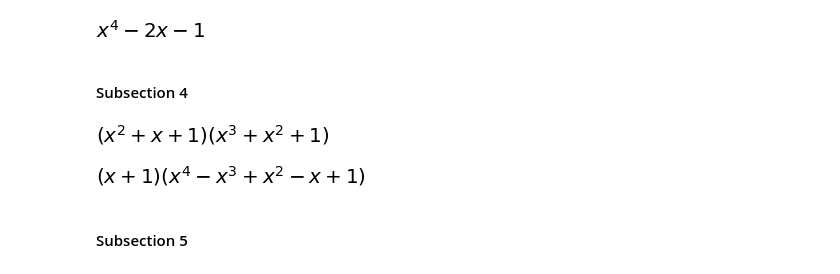
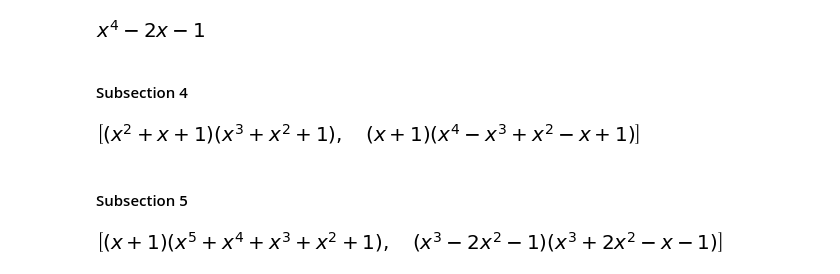
Before and after one commit to bolverk/mastermind, a Jupyter notebook: companion_to_galois_theory_through_exercises.ipynb, the cells around one changed output. Drawn from its saved outputs; the diff is of its cells as text; code cells hidden in the pictures.

```diff
--- a/companion_to_galois_theory_through_exercises.ipynb
+++ b/companion_to_galois_theory_through_exercises.ipynb
@@ -345,6 +353,3 @@ $a + c = -4 \Rightarrow c = -4-a$
 $b d = 8 \Rightarrow b = \pm 2, d = \pm 4$ (without loss of generality)
 # %% [markdown]
 $\pm 6 - a \left(a+4\right) = 12$
-# %%
-temp = x**2+4*x+6
-sympy.solve(temp,x)
@@ -353,3 +355,0 @@ sympy.solve(temp,x)
-# %%
-temp = x**2+4*x+18
-sympy.solve(temp,x)
@@ -407,14 +426,24 @@ sympy.factor(temp, modulus=5)
 # %% [markdown]
 #### Subsection 4
 # %%
-temp = sympy.poly(x**5+3*x+1)
-sympy.factor(temp, modulus=2)
+def ex3p8sc4():
+    import sympy
+    x = sympy.Symbol('x')
+    temp = sympy.poly(x**5+3*x+1)
+    return [sympy.factor(temp, modulus=2),
+            sympy.factor(temp, modulus=3)]
+ex3p8sc4()
 # %% [output]
-[figure, old version]
+[figure, new version]
-# %%
-temp = sympy.poly(x**5+3*x+1)
-sympy.factor(temp, modulus=3)
-# %% [output]
-[figure, removed]
 # %% [markdown]
 #### Subsection 5
+# %%
+def ex3p8sc5():
+    import sympy
+    x = sympy.Symbol('x')
+    temp = sympy.poly(x**6+5*x**2+x+1)
+    return [sympy.factor(temp, modulus=2),
+            sympy.factor(temp, modulus=5)]
+ex3p8sc5()
+# %% [output]
+[figure, added]
```
Also changed, not shown: parts of 15 cells of this notebook.
